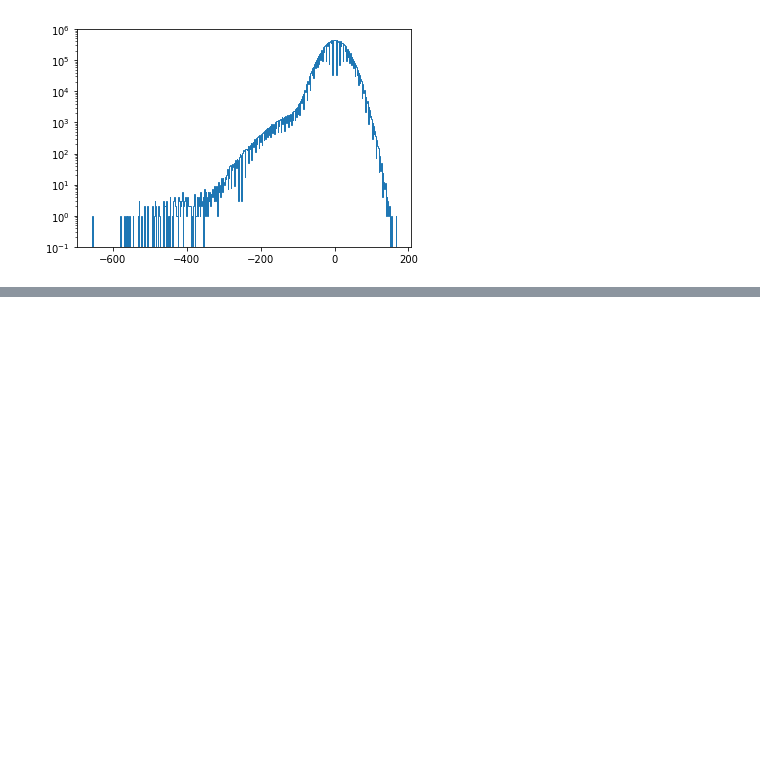
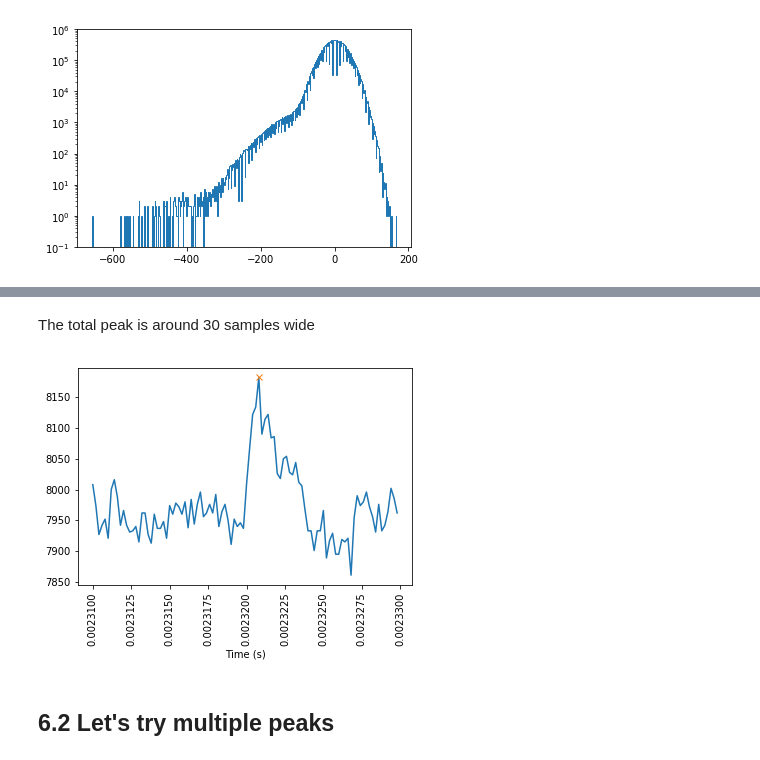
Before and after one commit to syedm101/photon-counting, a Jupyter notebook: Heralding Ratio.ipynb, the cells around one changed output, grey strips where cells are left out. Cells and saved outputs as stored; diff of their text form; code cells hidden in the pictures; blank space fills up the shorter version.

```diff
--- a/Heralding Ratio.ipynb
+++ b/Heralding Ratio.ipynb
@@ -56,0 +80,25 @@ plt.show()
+# %% [markdown]
+The total peak is around 30 samples wide
+# %%
+from scipy.signal import find_peaks
+#change x to us from s
+# xs1p=xs1p*(10**6)
+
+
+#look for peaks above 1 photon threshold and with horizontal distance of peak width????
+# 100 samples, time difference is
+peaks, _ = find_peaks(ys1p, height=8060,distance=10) #peaks are the x indices
+
+# plot graph with detected peaks over it, convert to us
+plt.plot(xs1p,ys1p)
+plt.plot(xs1p[peaks], ys1p[peaks], "x")
+
+#formatting
+plt.xticks(rotation='vertical')
+#plt.ticklabel_format(style='sci', axis='x', scilimits=(0,0))
+plt.xlabel("Time (s)")
+plt.show()
+# %% [output]
+[figure, added]
+# %% [markdown]
+## 6.2 Let's try multiple peaks
```
Also changed, not shown: parts of 22 cells of this notebook.
